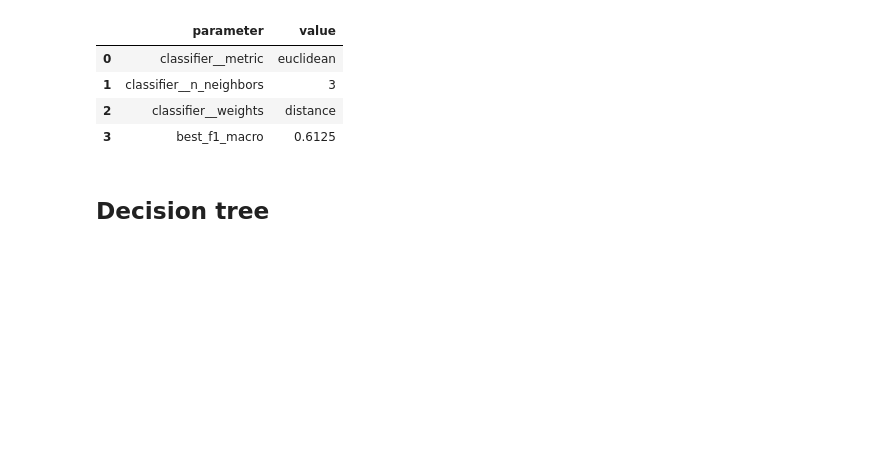
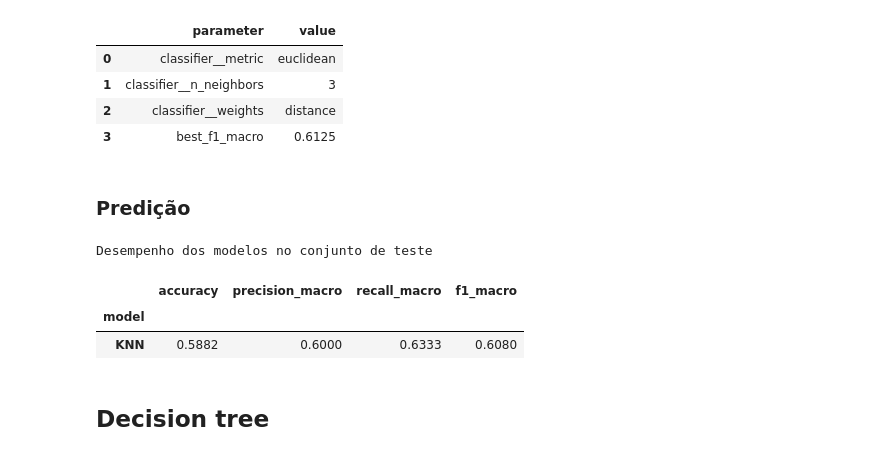
Before and after one commit to gabdumal/data_mining, a Jupyter notebook: assignment_5/main.ipynb, the cells around one changed output. Saved outputs shown, nothing was run; the diff lists cells and outputs as text; code cells hidden in the pictures; blank space fills up the shorter version.

```diff
--- a/assignment_5/main.ipynb
+++ b/assignment_5/main.ipynb
@@ -189,6 +219,25 @@ Melhores hiperparâmetros
 | 1 | classifier__n_neighbors | 3 |
 | 2 | classifier__weights | distance |
 | 3 | best_f1_macro | 0.6125 |
+# %% [markdown]
+### Predição
+# %%
+knn_output_prediction = knn_best_model.predict(input_data_for_test)
+knn_metrics = calculate_classification_metrics(
+    output_data_for_test, knn_output_prediction
+)
+display(
+    classification_metrics_comparison_table(
+        {
+            "KNN": knn_metrics,
+        }
+    )
+)
+# %% [output]
+Desempenho dos modelos no conjunto de teste
+|  | accuracy | precision_macro | recall_macro | f1_macro |
+| model |  |  |  |  |
+| KNN | 0.5882 | 0.6000 | 0.6333 | 0.6080 |
 # %% [markdown]
 ## Decision tree
 # %%
```
Also changed, not shown: parts of 10 cells of this notebook, 1 other file.
